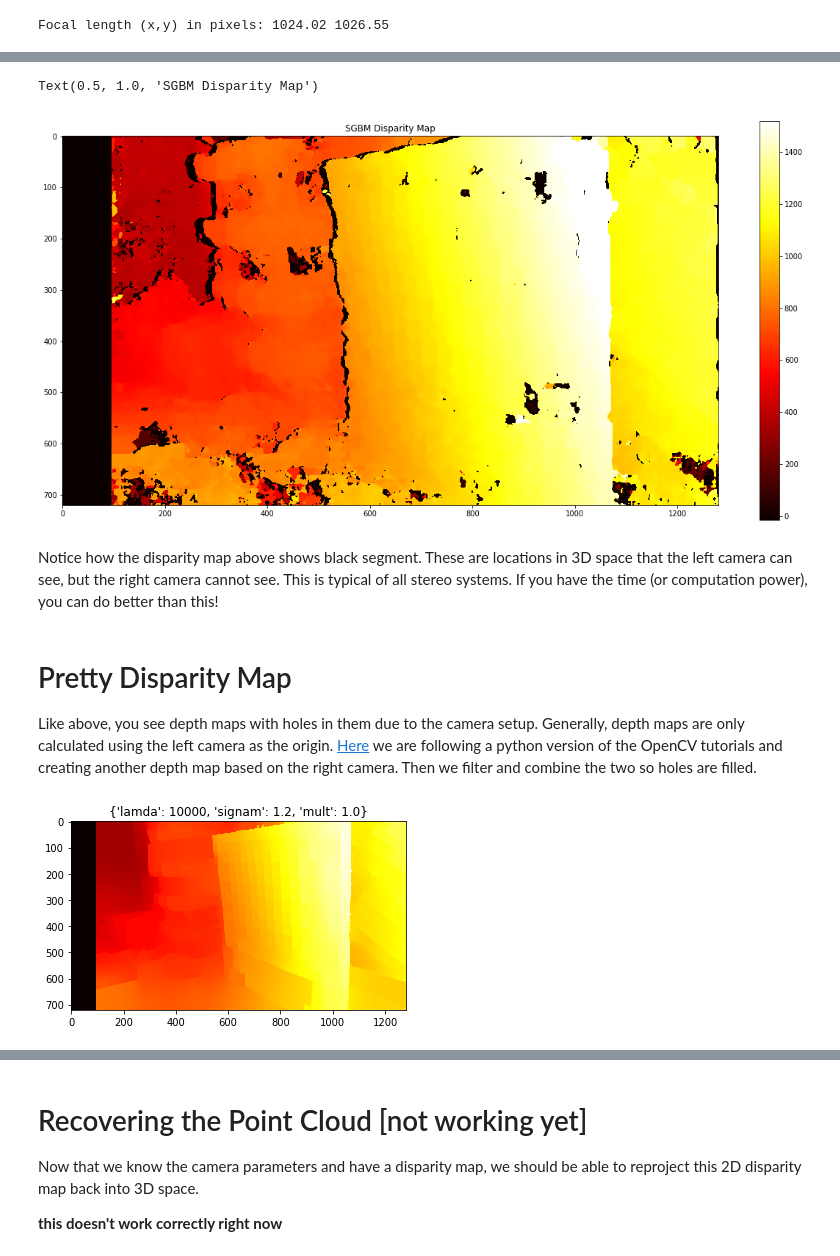
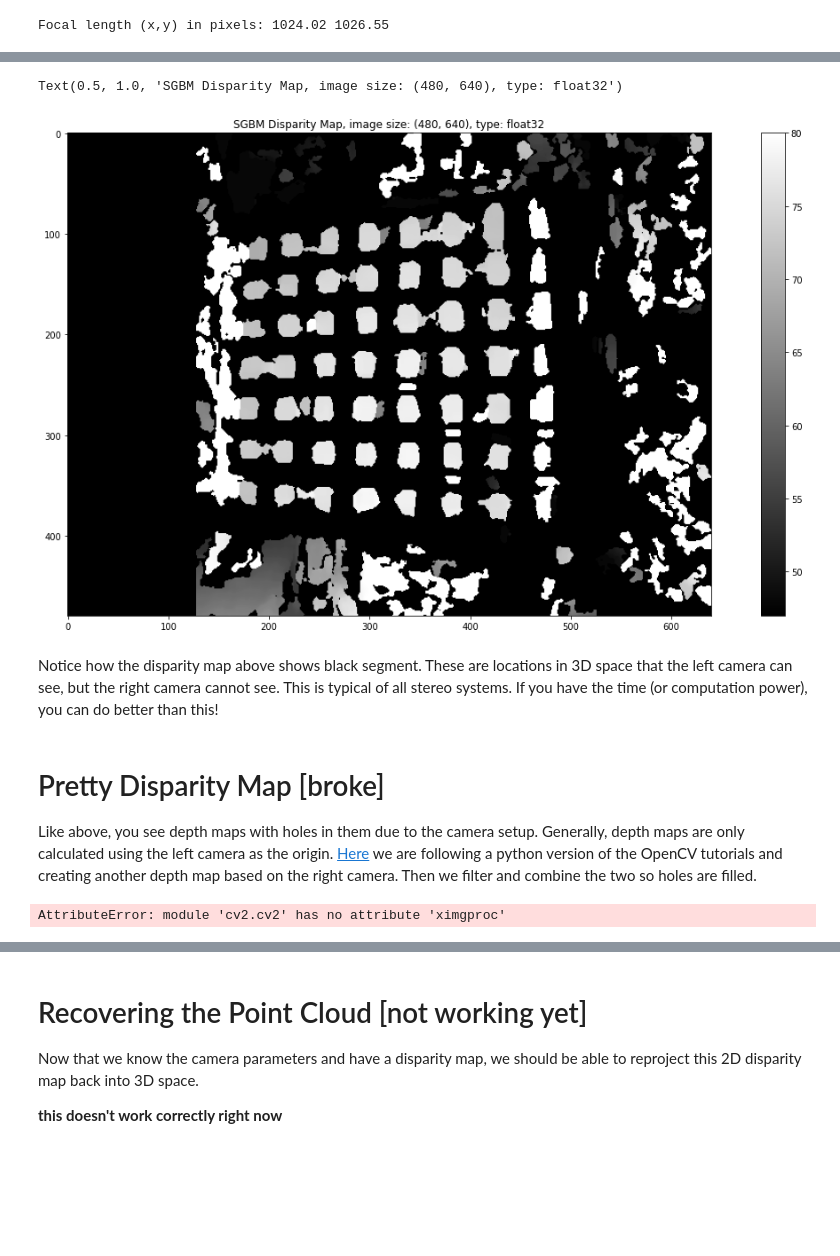
Before and after one commit to walchko/github-blog, a Jupyter notebook: source/blog/draft/stereo-vision-2/stereo-camera-2.ipynb, the cells around one changed output, grey strips where cells are left out. Saved outputs shown, nothing was run; the diff lists cells and outputs as text; code cells hidden in the pictures; blank space fills up the shorter version.

```diff
--- a/source/blog/draft/stereo-vision-2/stereo-camera-2.ipynb
+++ b/source/blog/draft/stereo-vision-2/stereo-camera-2.ipynb
@@ -341,0 +417,2 @@ Q: [[ 1.00000000e+00  0.00000000e+00  0.00000000e+00 -5.74517601e+02]
+# %%
+ok, cm, sc = stereoCal.calibrate(imgL, imgR, board)
@@ -341,0 +478,8 @@ Q: [[ 1.00000000e+00  0.00000000e+00  0.00000000e+00 -5.74517601e+02]
+# %%
+num = 3
+cl = ud1.undistort(imgL[num])
+cr = ud2.undistort(imgR[num])
+# corr = np.hstack((cl, cr))
+corr = drawEpipolarLines(cl,cr, thickness=2)
+plt.imshow(corr, cmap="gray")
+plt.title(f"{corr.shape}");
@@ -341,0 +511,13 @@ Q: [[ 1.00000000e+00  0.00000000e+00  0.00000000e+00 -5.74517601e+02]
+# %%
+r1,r2,p1,p2,q,roi1,roi2 = cv2.stereoRectify(
+    sc.K1,sc.d1,
+    sc.K2,sc.d2,
+    (480,640),
+    sc.R,sc.T,
+    flags=cv2.CALIB_ZERO_DISPARITY)
+print(r1,"\n---------")
+print(r2,"\n---------")
+print(p1,"\n---------")
+print(p2,"\n---------")
+print(q,"\n---------")
+print(f"left: {roi1}   right: {roi2}")
@@ -341,0 +542,8 @@ Q: [[ 1.00000000e+00  0.00000000e+00  0.00000000e+00 -5.74517601e+02]
+# %%
+uud1 = UnDistort(sc.K1, sc.d1,640, 480, r1)
+uud2 = UnDistort(sc.K2, sc.d2,640, 480, r2)
+
+ll = uud1.undistort(imgL[num])
+rr = uud2.undistort(imgR[num])
+cc = drawEpipolarLines(ll,rr)
+plt.imshow(cc, cmap="gray");
@@ -377,16 +620,16 @@ disparity = stereo.compute(imgLc,imgRc)
 # %%
 # let's plot our disparity map
 plt.figure(figsize=(20,10))
-plt.imshow(disparity, cmap='hot')
+plt.imshow(disparity, cmap='gray')
 plt.colorbar();
-plt.title('SGBM Disparity Map')
+plt.title(f'SGBM Disparity Map, image size: {disparity.shape}, type: {disparity.dtype}')
 # %% [output]
-Text(0.5, 1.0, 'SGBM Disparity Map')
+Text(0.5, 1.0, 'SGBM Disparity Map, image size: (480, 640), type: float32')
-[figure, old version]
+[figure, new version]
 # %% [markdown]
 Notice how the disparity map above shows black segment. These are locations in 3D space that the left camera can see, but the right camera cannot see. This is typical of all stereo systems. If you have the time (or computation power), you can do better than this!
 # %% [markdown]
-# Pretty Disparity Map
+# Pretty Disparity Map [broke]
 
 Like above, you see depth maps with holes in them due to the camera setup. Generally, depth maps are only calculated using the left camera as the origin. [Here](http://timosam.com/python_opencv_depthimage) we are following a python version of the OpenCV tutorials and creating another depth map based on the right camera. Then we filter and combine the two so holes are filled.
 # %%
@@ -422,8 +665,8 @@ params = {
     'signam': 1.2,
     'mult': 1.0
 }
-filteredImg = prettyDisparity(imgL, imgR, stereo, **params)
+filteredImg = prettyDisparity(ll, rr, stereo, **params)
 plt.imshow(filteredImg, cmap='hot')
 plt.title('{}'.format(params));
 # %% [output]
-[figure, removed]
+AttributeError: module 'cv2.cv2' has no attribute 'ximgproc'
```
Also changed, not shown: parts of 56 cells of this notebook, 3 other files.
